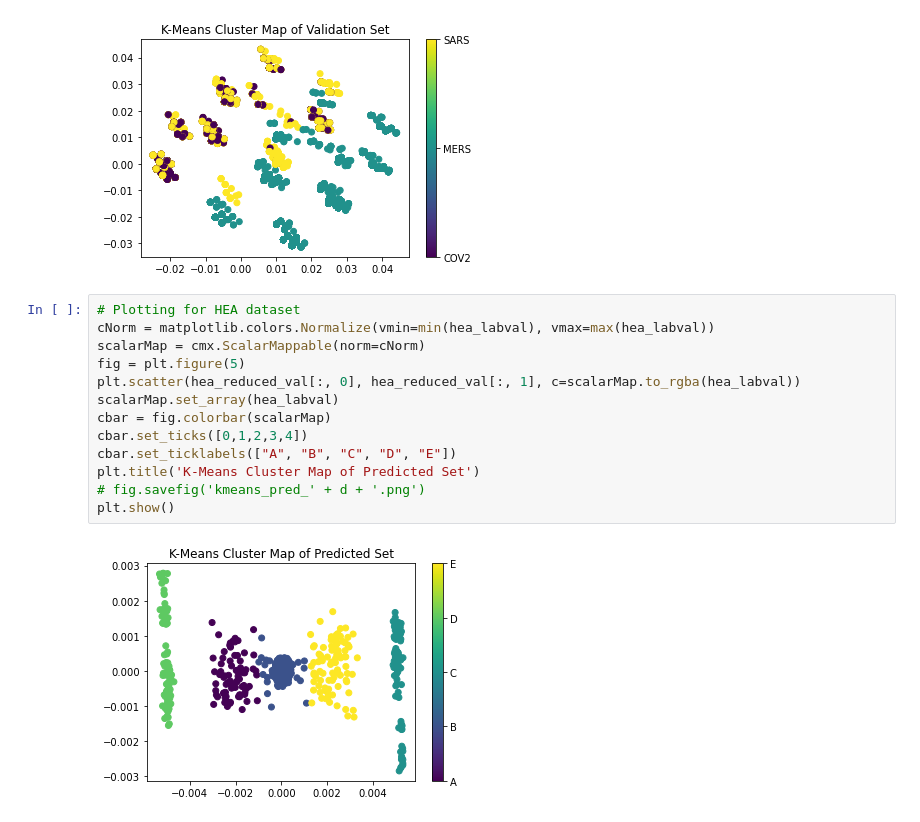
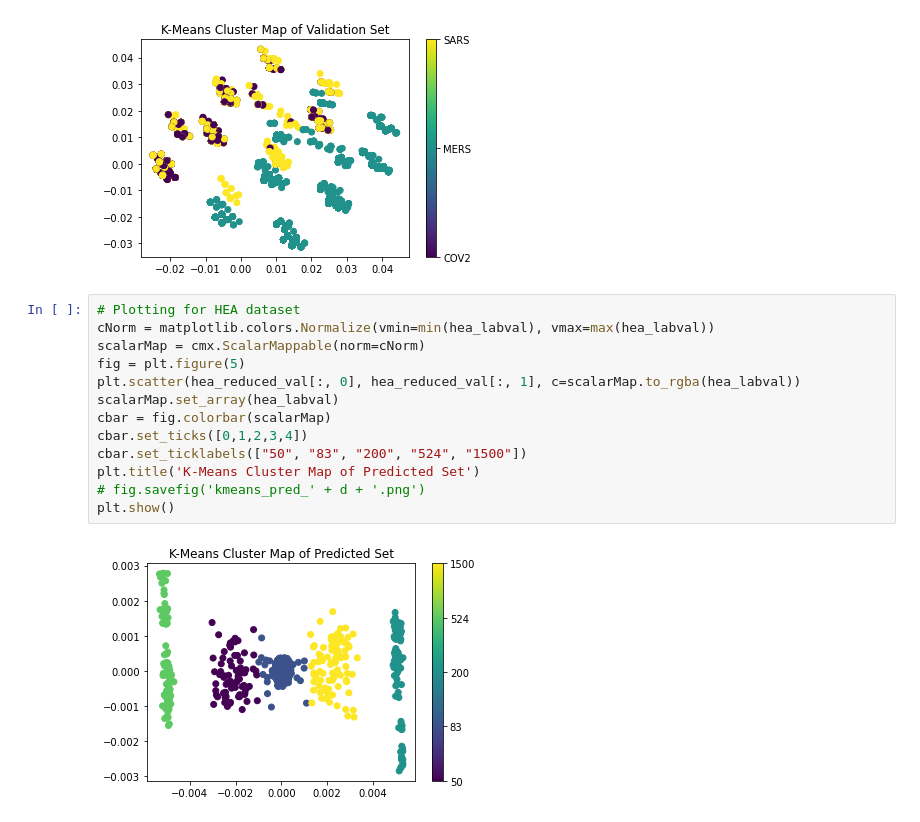
Before and after one commit to arjuns-code-center/OakRidgeNatLab_InternProject, a Jupyter notebook: Code/kmeans/kmeans_plotting.ipynb, the cells around one changed output. Cells and saved outputs as stored; diff of their text form.

```diff
--- a/Code/kmeans/kmeans_plotting.ipynb
+++ b/Code/kmeans/kmeans_plotting.ipynb
@@ -51,18 +51,18 @@ plt.show()
 # %%
 # Plotting for HEA dataset
 cNorm = matplotlib.colors.Normalize(vmin=min(hea_labval), vmax=max(hea_labval))
 scalarMap = cmx.ScalarMappable(norm=cNorm)
 fig = plt.figure(5)
 plt.scatter(hea_reduced_val[:, 0], hea_reduced_val[:, 1], c=scalarMap.to_rgba(hea_labval))
 scalarMap.set_array(hea_labval)
 cbar = fig.colorbar(scalarMap)
 cbar.set_ticks([0,1,2,3,4])
-cbar.set_ticklabels(["A", "B", "C", "D", "E"])
+cbar.set_ticklabels(["50", "83", "200", "524", "1500"])
 plt.title('K-Means Cluster Map of Predicted Set')
 # fig.savefig('kmeans_pred_' + d + '.png')
 plt.show()
 # %% [output]
-[figure, old version]
+[figure, new version]
 # %%
 cNorm = matplotlib.colors.Normalize(vmin=min(hea_label_validation), vmax=max(hea_label_validation))
 scalarMap = cmx.ScalarMappable(norm=cNorm)
```
Also changed, not shown: parts of 1 cell of this notebook, 1 other file.
